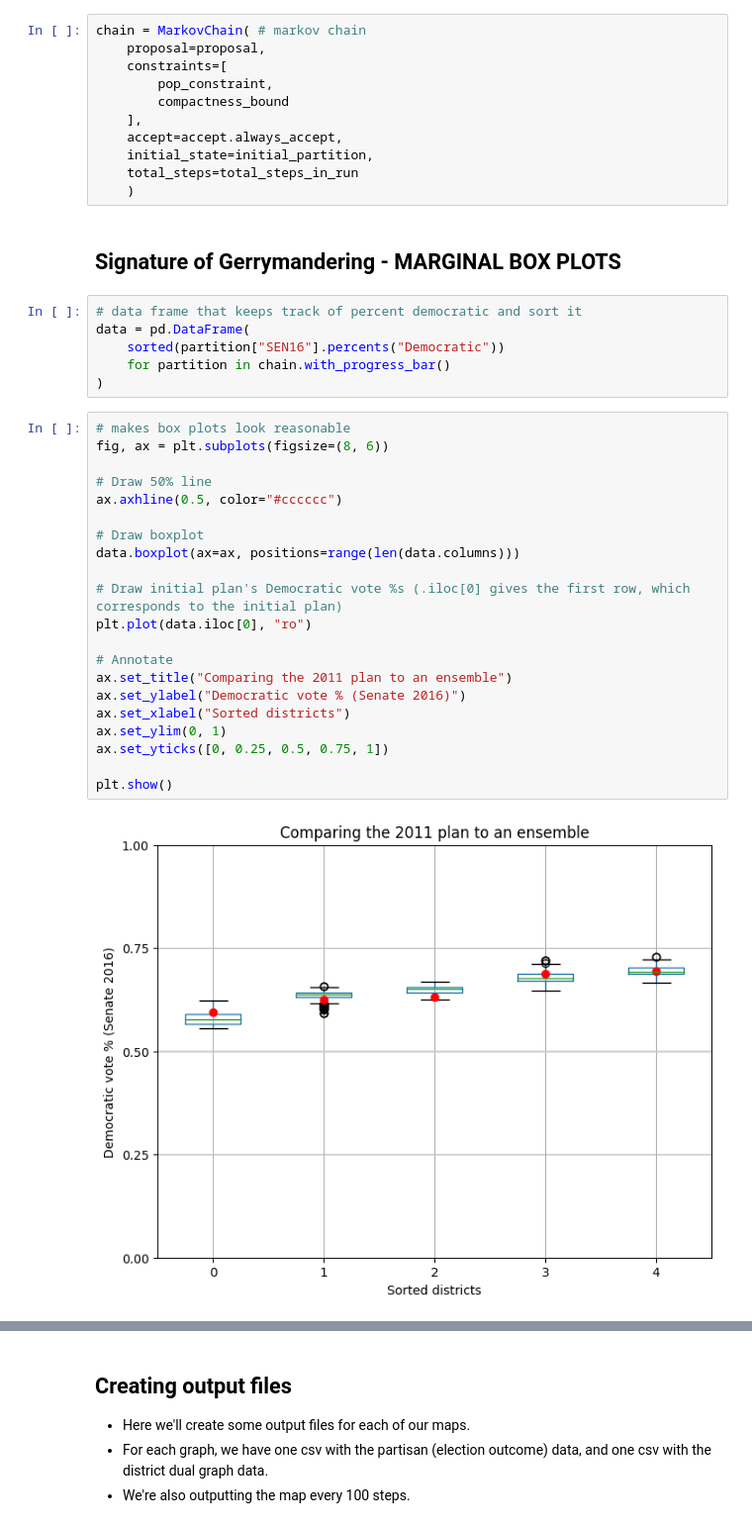
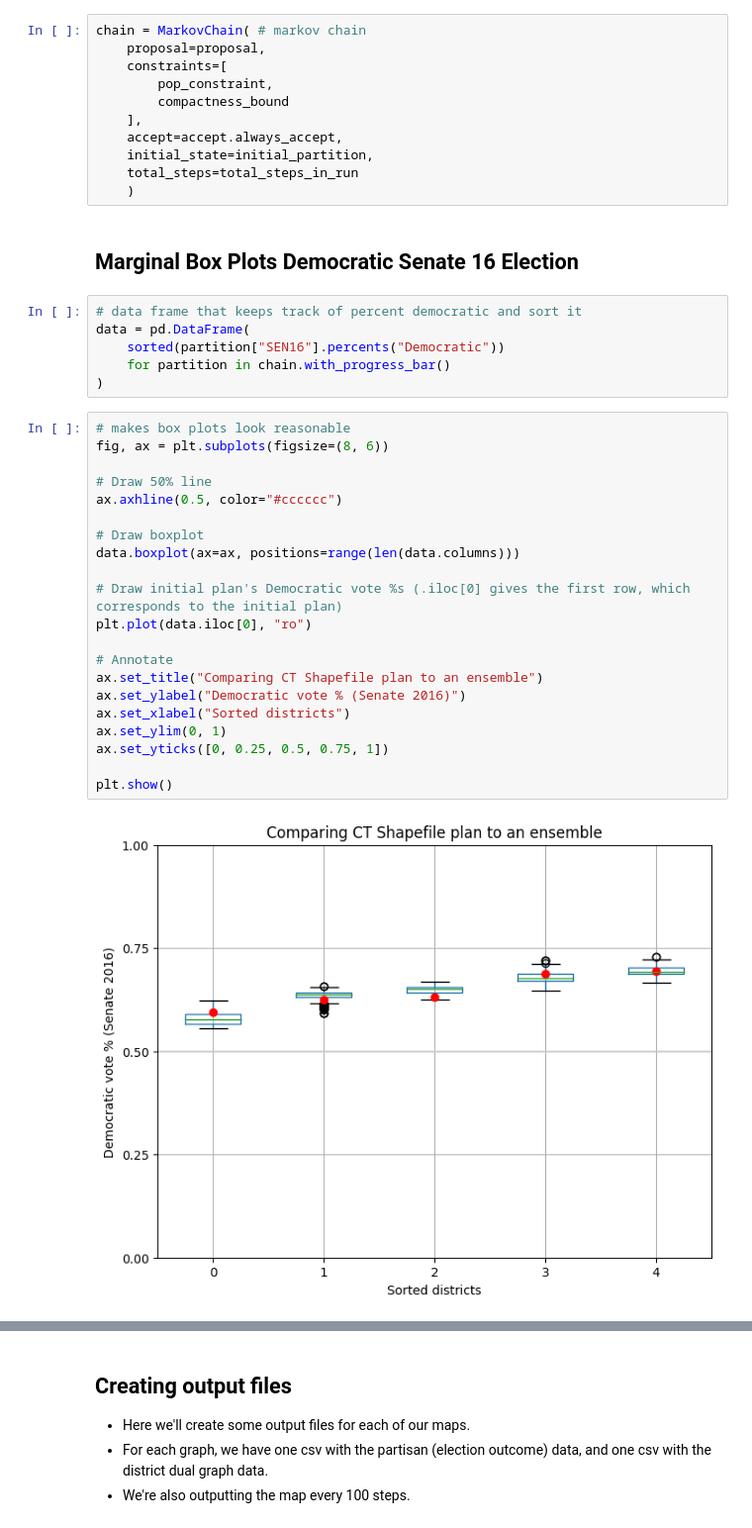
Before and after one commit to blaydeomura/AI_for_redistricting_final_project, a Jupyter notebook: CT_recom.ipynb, the cells around one changed output, grey strips where cells are left out. Shown at 99% size. Drawn from its saved outputs; the diff is of its cells as text.

Commit message:
Added in box plots
Added in box plots for senate dem/rep as well as president dem/rep

```diff
--- a/CT_recom.ipynb
+++ b/CT_recom.ipynb
@@ -100,7 +100,7 @@ chain = MarkovChain( # markov chain
     total_steps=total_steps_in_run
     )
 # %% [markdown]
-## Signature of Gerrymandering - MARGINAL BOX PLOTS
+## Marginal Box Plots Democratic Senate 16 Election
 # %%
 # data frame that keeps track of percent democratic and sort it
 data = pd.DataFrame(
@@ -110,23 +110,23 @@ data = pd.DataFrame(
 # %%
 # makes box plots look reasonable
 fig, ax = plt.subplots(figsize=(8, 6))
 
 # Draw 50% line
 ax.axhline(0.5, color="#cccccc")
 
 # Draw boxplot
 data.boxplot(ax=ax, positions=range(len(data.columns)))
 
 # Draw initial plan's Democratic vote %s (.iloc[0] gives the first row, which corresponds to the initial plan)
 plt.plot(data.iloc[0], "ro")
 
 # Annotate
-ax.set_title("Comparing the 2011 plan to an ensemble")
+ax.set_title("Comparing CT Shapefile plan to an ensemble")
 ax.set_ylabel("Democratic vote % (Senate 2016)")
 ax.set_xlabel("Sorted districts")
 ax.set_ylim(0, 1)
 ax.set_yticks([0, 0.25, 0.5, 0.75, 1])
 
 plt.show()
 # %% [output]
-[figure, old version]
+[figure, new version]
```
Also changed, not shown: parts of 10 cells of this notebook.
